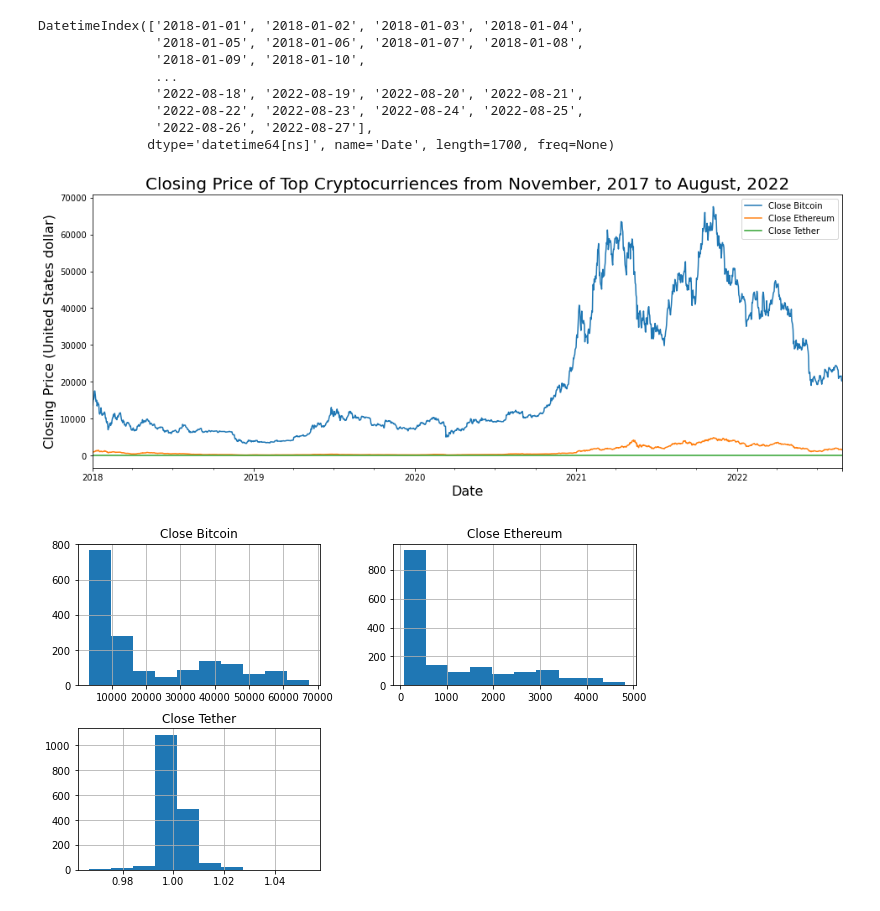
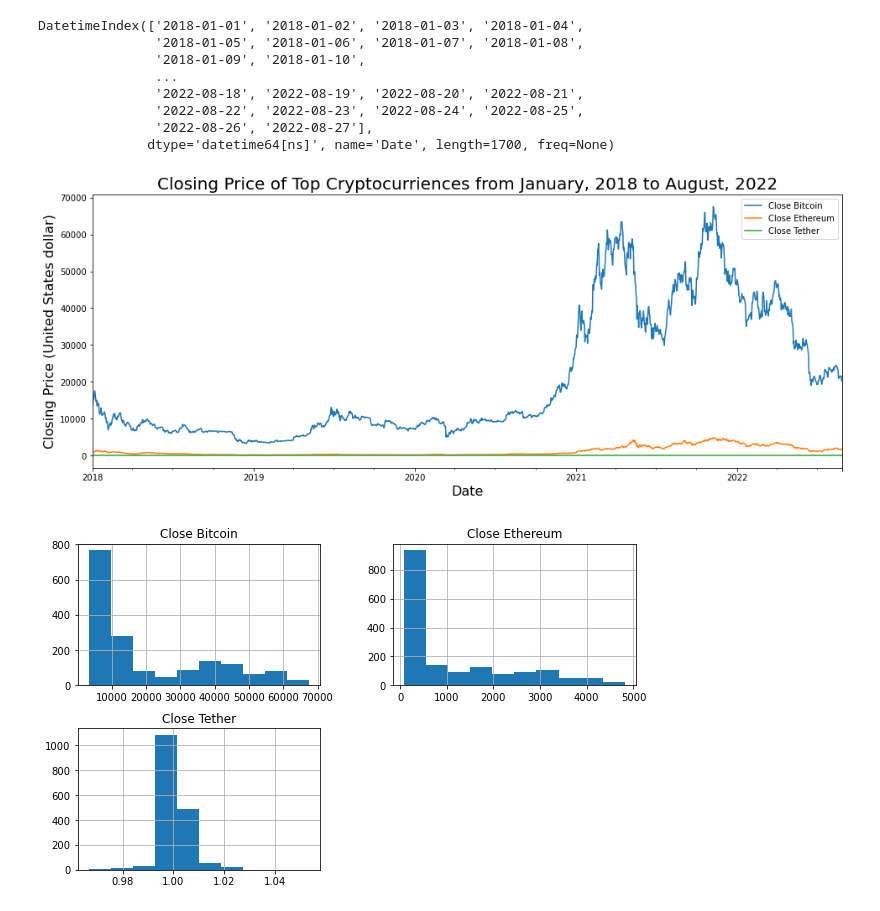
Before and after one commit to VolhaP87/Cryptocurrency_Prediction_Analysis, a Jupyter notebook: Cryptocurrency.ipynb, the cells around one changed output. Cells and saved outputs as stored; diff of their text form; code cells hidden in the pictures.

```diff
--- a/Cryptocurrency.ipynb
+++ b/Cryptocurrency.ipynb
@@ -236,14 +235,14 @@ DatetimeIndex(['2018-01-01', '2018-01-02', '2018-01-03', '2018-01-04',
 # %%
 import matplotlib.pyplot as plt
 %matplotlib inline
 
 ax = df.plot(figsize=(16,6))
 ax.set_ylabel('Closing Price (United States dollar)', fontsize=16)
 ax.set_xlabel('Date', fontsize=16)
-ax.set_title('Closing Price of Top Cryptocurriences from November, 2017 to August, 2022', fontsize=20)
+ax.set_title('Closing Price of Top Cryptocurriences from January, 2018 to August, 2022', fontsize=20)
 plt.show;
 # %% [output]
-[figure, old version]
+[figure, new version]
 # %%
 df.hist(figsize=(10,6));
 # %% [output]
```
Also changed, not shown: parts of 128 cells of this notebook.
